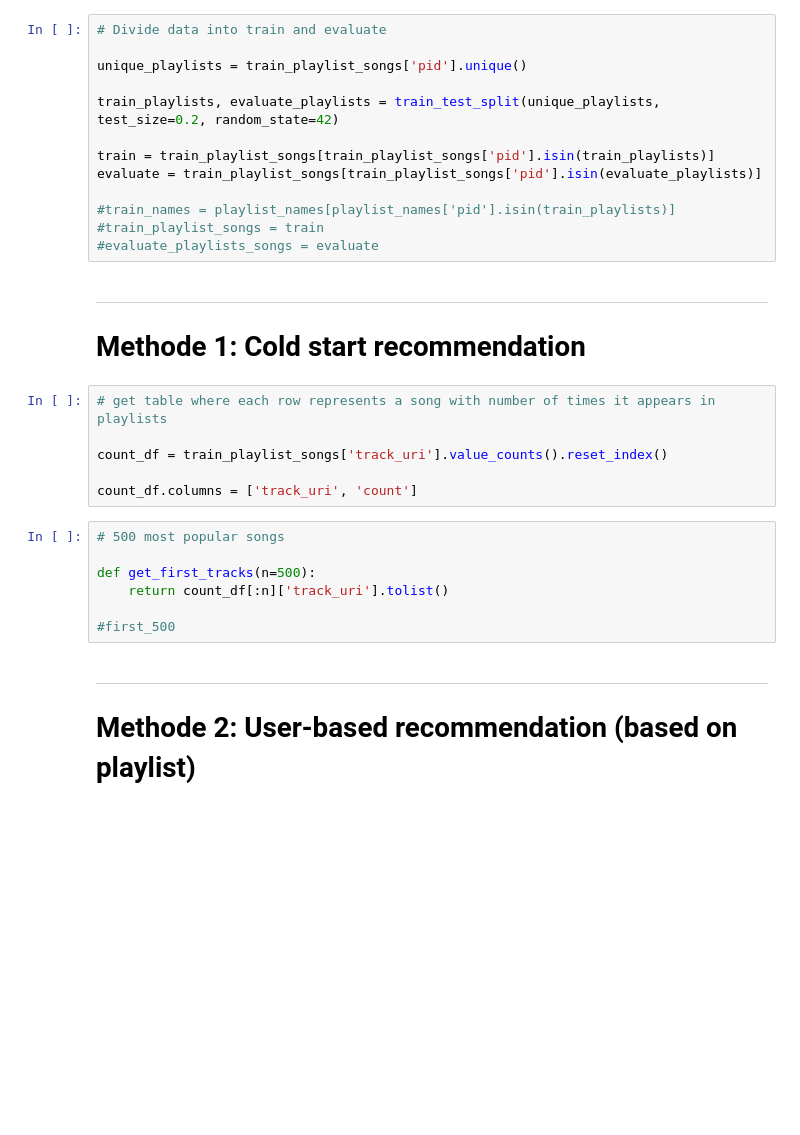
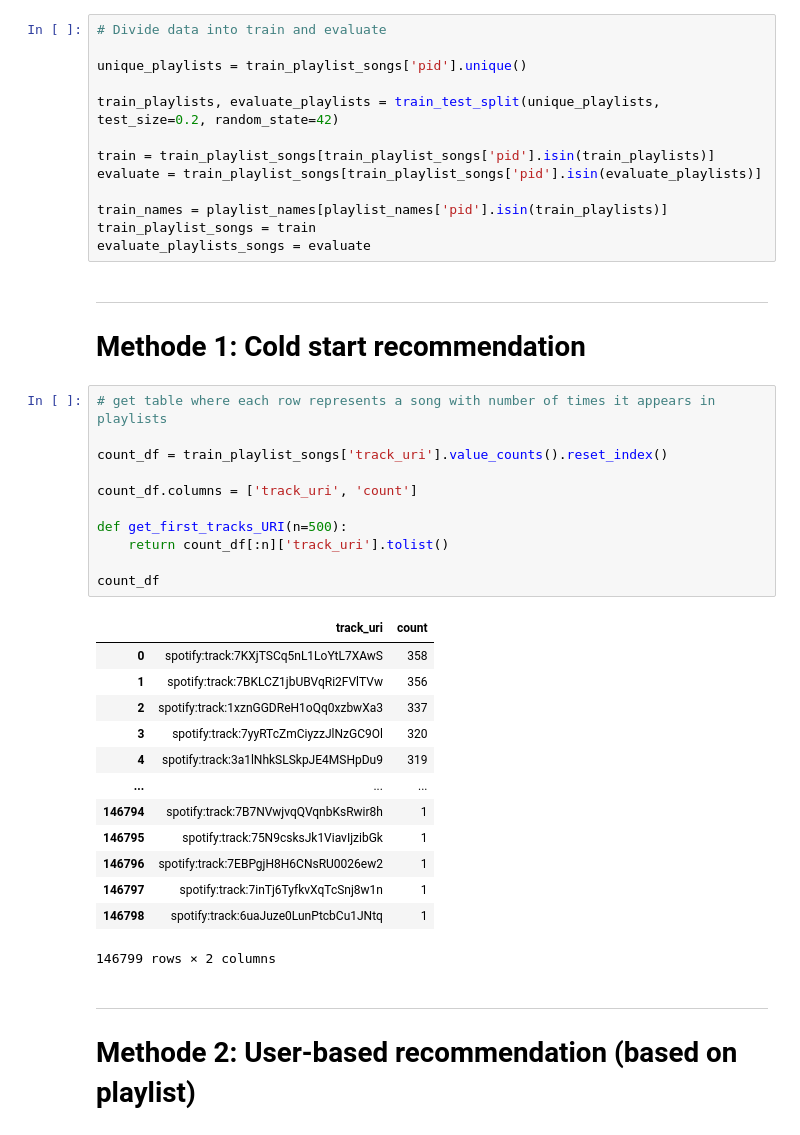
Before and after one commit to wehddn/FDAD, a Jupyter notebook: test.ipynb, the cells around one changed output. Drawn from its saved outputs; the diff is of its cells as text; blank space fills up the shorter version.

```diff
--- a/test.ipynb
+++ b/test.ipynb
@@ -195,25 +119,37 @@ train_playlists, evaluate_playlists = train_test_split(unique_playlists, test_si
 train = train_playlist_songs[train_playlist_songs['pid'].isin(train_playlists)]
 evaluate = train_playlist_songs[train_playlist_songs['pid'].isin(evaluate_playlists)]
 
-#train_names = playlist_names[playlist_names['pid'].isin(train_playlists)]
-#train_playlist_songs = train
-#evaluate_playlists_songs = evaluate
+train_names = playlist_names[playlist_names['pid'].isin(train_playlists)]
+train_playlist_songs = train
+evaluate_playlists_songs = evaluate
 # %% [markdown]
 ---
 # Methode 1: Cold start recommendation
 # %%
 # get table where each row represents a song with number of times it appears in playlists
 
 count_df = train_playlist_songs['track_uri'].value_counts().reset_index()
 
 count_df.columns = ['track_uri', 'count']
+
+def get_first_tracks_URI(n=500):
+    return count_df[:n]['track_uri'].tolist()
+
+count_df
+# %% [output]
+|  | track_uri | count |
+| 0 | spotify:track:7KXjTSCq5nL1LoYtL7XAwS | 358 |
+| 1 | spotify:track:7BKLCZ1jbUBVqRi2FVlTVw | 356 |
+| 2 | spotify:track:1xznGGDReH1oQq0xzbwXa3 | 337 |
+| 3 | spotify:track:7yyRTcZmCiyzzJlNzGC9Ol | 320 |
+| 4 | spotify:track:3a1lNhkSLSkpJE4MSHpDu9 | 319 |
+| ... | ... | ... |
+| 146794 | spotify:track:7B7NVwjvqQVqnbKsRwir8h | 1 |
+| 146795 | spotify:track:75N9csksJk1ViavIjzibGk | 1 |
+| 146796 | spotify:track:7EBPgjH8H6CNsRU0026ew2 | 1 |
+| 146797 | spotify:track:7inTj6TyfkvXqTcSnj8w1n | 1 |
+| 146798 | spotify:track:6uaJuze0LunPtcbCu1JNtq | 1 |
+146799 rows × 2 columns
-# %%
-# 500 most popular songs
-
-def get_first_tracks(n=500):
-    return count_df[:n]['track_uri'].tolist()
-
-#first_500
 # %% [markdown]
 ---
 # Methode 2: User-based recommendation (based on playlist)
```
Also changed, not shown: parts of 25 cells of this notebook.
